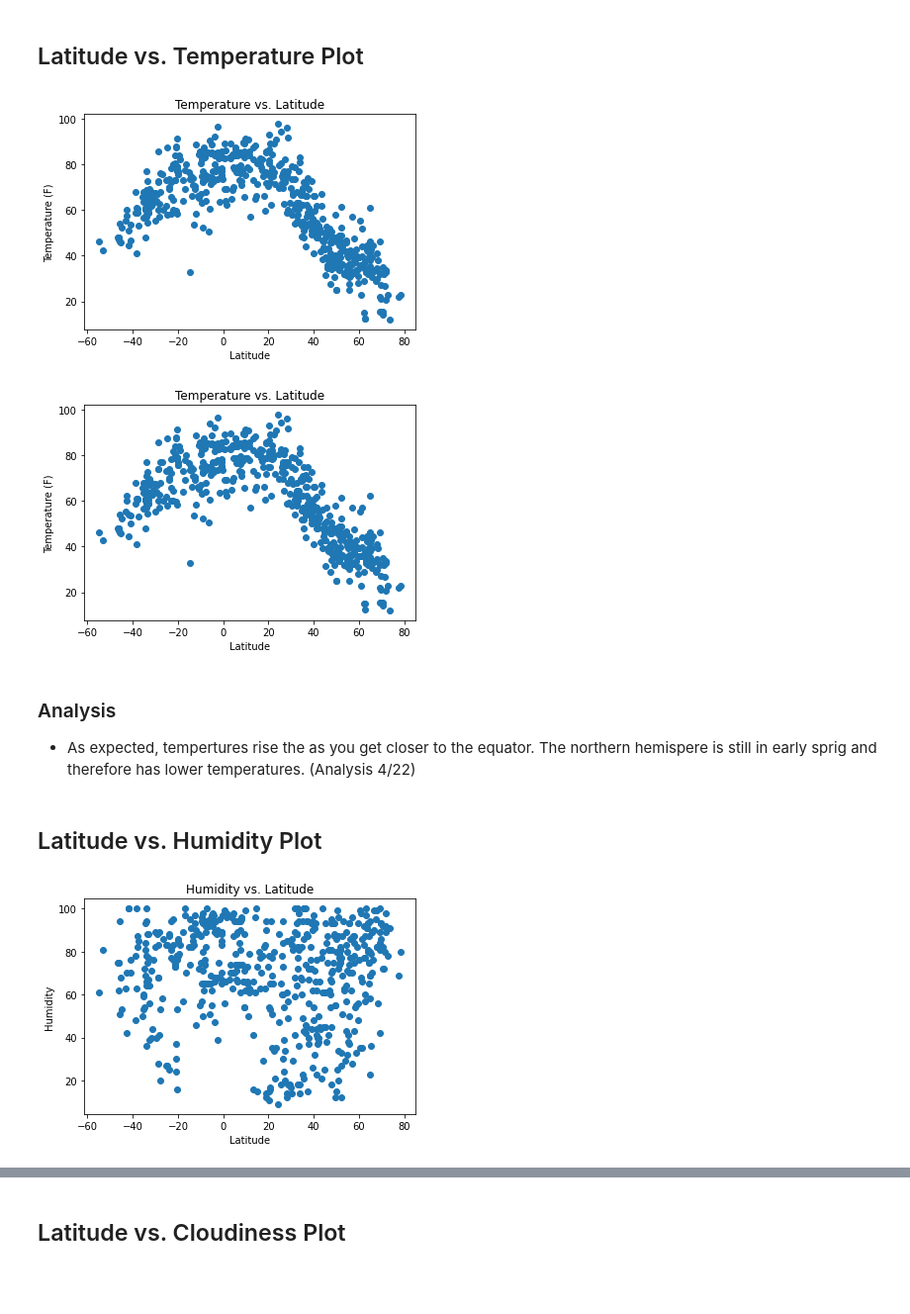
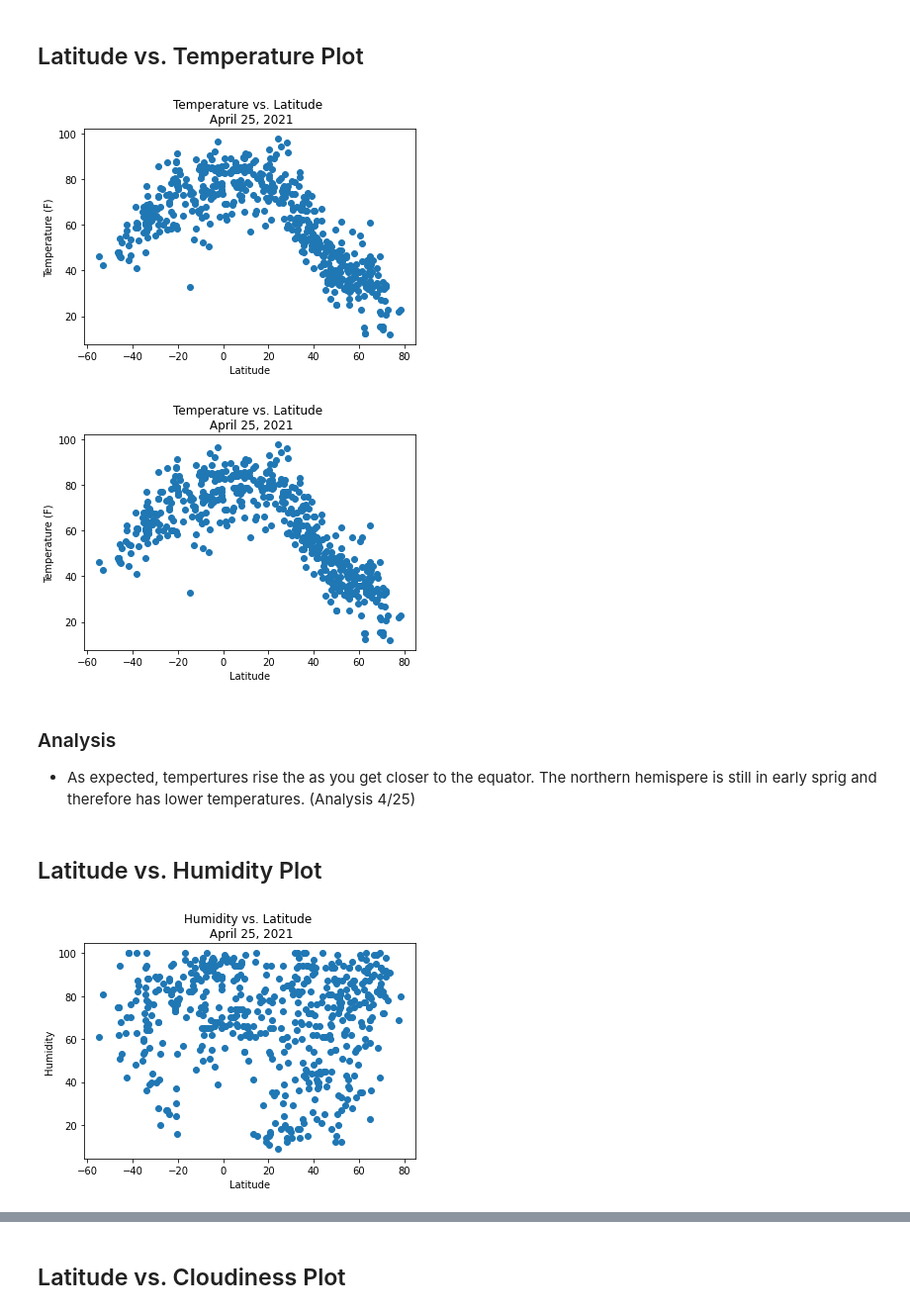
Before and after one commit to rketchum95/python_api, a Jupyter notebook: WeatherPy/WeatherPy.ipynb, the cells around one changed output, grey strips where cells are left out. Shown: that part at 99% size. Cells and saved outputs as stored; diff of their text form; code cells hidden in the pictures; blank space fills up the shorter version.

```diff
--- a/WeatherPy/WeatherPy.ipynb
+++ b/WeatherPy/WeatherPy.ipynb
@@ -182,15 +182,15 @@ len(weather_df.loc[weather_df['humidity']>100])
 # %%
 x=weather_df['latitude']
 y=weather_df['temperature']
 
 plt.scatter(x,y)
 plt.xlabel("Latitude")
 plt.ylabel("Temperature (F)")
-plt.title("Temperature vs. Latitude")
+plt.title("Temperature vs. Latitude \n April 25, 2021")
 plt.savefig('Temp_vs_Lat')
 plt.show()
 # %% [output]
-[figure, old version]
+[figure, new version]
 # %%
 x=weather_df['latitude']
 y=weather_df['max_temp']
@@ -198,14 +198,14 @@ y=weather_df['max_temp']
 plt.scatter(x,y)
 plt.xlabel("Latitude")
 plt.ylabel("Temperature (F)")
-plt.title("Temperature vs. Latitude")
+plt.title("Temperature vs. Latitude \n April 25, 2021")
 plt.savefig('Temp_vs_Lat')
 plt.show()
 # %% [output]
-[figure, old version]
+[figure, new version]
 # %% [markdown]
 ### Analysis
-- As expected, tempertures rise the as you get closer to the equator.  The northern hemispere is still in early sprig and therefore has lower temperatures.  (Analysis 4/22)
+- As expected, tempertures rise the as you get closer to the equator.  The northern hemispere is still in early sprig and therefore has lower temperatures.  (Analysis 4/25)
 # %% [markdown]
 ## Latitude vs. Humidity Plot
 # %%
@@ -215,10 +215,10 @@ y=weather_df['humidity']
 plt.scatter(x,y)
 plt.xlabel("Latitude")
 plt.ylabel("Humidity")
-plt.title("Humidity vs. Latitude")
+plt.title("Humidity vs. Latitude \n April 25, 2021")
 plt.savefig('Humidity_vs_Lat')
 plt.show()
 # %% [output]
-[figure, old version]
+[figure, new version]
 # %% [markdown]
  ### Analysis
```
Also changed, not shown: parts of 17 cells of this notebook, 14 other files.
